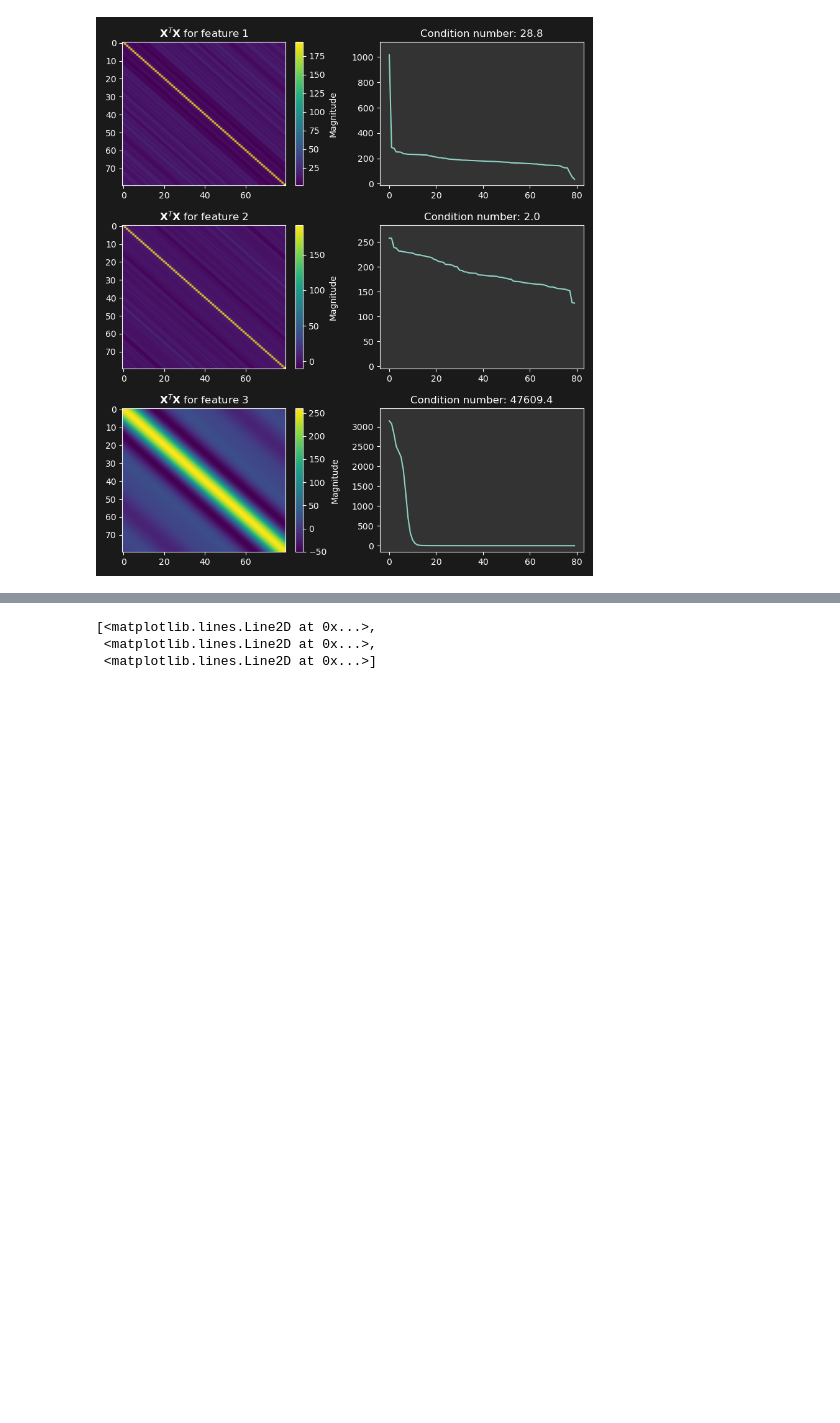
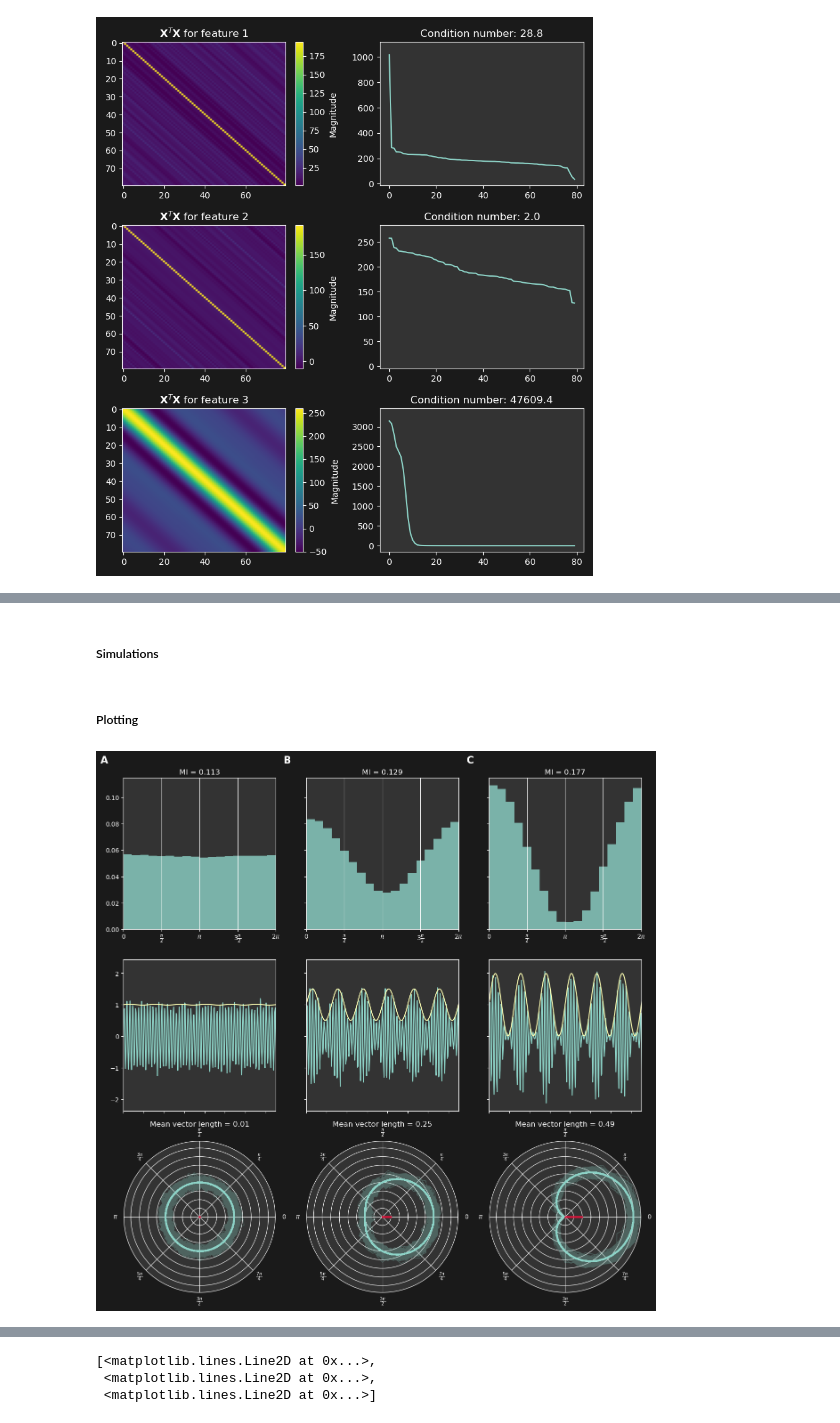
Before and after one commit to CNSP-Workshop/CNSP25_tutorial_HWeissbart, a Jupyter notebook: notebooks/part_1.ipynb, the cells around one changed output, grey strips where cells are left out. Drawn from its saved outputs; the diff is of its cells as text; code cells hidden in the pictures; blank space fills up the shorter version.

Commit message:
Implement code changes to tutorial: PAC simulations and handling downloads in Colab

```diff
--- a/notebooks/part_1.ipynb
+++ b/notebooks/part_1.ipynb
@@ -442,0 +552,2 @@ VBox(children=(VBox(children=(HTML(value='<h2>TRF Explorer</h2>This interactive
+# %% [markdown]
+##### Simulations
@@ -442,0 +616,52 @@ VBox(children=(VBox(children=(HTML(value='<h2>TRF Explorer</h2>This interactive
+# %% [markdown]
+##### Plotting
+# %%
+from utils.visu import plot_phase_amp_distribution, plot_sig, multiple_formatter
+
+def plot_complex_circle(signal_slow, signal_fast, ax=None, **kwargs):
+    if ax is None:
+        f, ax = plt.subplots(1, 1, subplot_kw={'projection':'polar'})
+    amp, phase = check_complex(abs(hilbert(signal_fast)), normalize_complex(hilbert(signal_slow)))
+    ax.plot(phase, amp, **kwargs) # amp*np.exp(1j*phase)
+    # Add mean vector:
+    mean_vect = np.mean(amp * np.exp(1j*np.angle(normalize_complex(hilbert(signal_slow)))))
+    l = ax.plot([0, np.angle(mean_vect)], [0, abs(mean_vect)], color='crimson', lw=2.5)
+    ax.set_title(f"Mean vector length = {abs(mean_vect):.2f}", pad=0.05)
+    # Removing y-labels and reformatting in radians and multiple of pi/4
+    ax.xaxis.set_major_formatter(multiple_formatter(denominator=4))
+    ax.set_yticklabels([])
+    return l
+# %%
+mods = [0.01, 0.5, 0.99]
+f, ax = plt.subplots(3, 3, figsize=(15, 15), sharey='row')
+for k, m in enumerate(mods):
+    # Some basic example
+    signal_slow, signal_fast, env_fast, carrier_fast = generate_modulated_signal(t, m, noise=0.1)
+    clean_env = abs(1 + m * signal_slow)
+    signal_fast_onset, signal_fast_val = generate_event_modulated_signal(t, env_fast, carrier_fast)[:2]
+
+    # Compute emprically phase of slow signal and amplitude (envelope) of fast one
+    phase_slow = normalize_complex(hilbert(signal_slow))
+    amp_fast = np.abs(hilbert(signal_fast))
+    # Phase-amplitude distribution
+    amp_pmf, phase_bins = compute_amp_phase_distribution(amp_fast, phase_slow)
+
+    ###### Plots ##########
+    # 1. Phase-Amplitude Distribution
+    plot_phase_amp_distribution(phase_bins, amp_pmf, ax=ax[0, k])
+    ax[0, k].set_title(f"MI = {modulation_index_tort2010(amp_pmf, phase_bins):.3f}")
+    # 2. Signal and the modulating envelope
+    plot_sig(t, signal_fast, clean_env, ax=ax[1, k])
+    ax[1, k].set_xticklabels([])
+    # 3. Circular plots (need to recreate axes)
+    ax[2, k].remove()
+    ax[2, k] = f.add_subplot(3, 3, 2*3+1+k, projection='polar')
+    plot_complex_circle(signal_slow, signal_fast, lw=1, alpha=0.3, ax=ax[2, k])
+    plot_complex_circle(signal_slow, clean_env * carrier_fast, ax=ax[2, k], lw=2.5, color='C0')
+    ax[2,k].set_ylim([0, 2.2])
+
+for i, label in enumerate(list('ABCDEFGH')[:len(mods)]):
+    ax[0, i].text(-0.1, 1.15, label, transform=ax[0, i].transAxes,
+      fontsize=16, fontweight='bold', va='top', ha='right')
+# %% [output]
+[figure, added]
```
Also changed, not shown: parts of 20 cells of this notebook, 1 other file.
